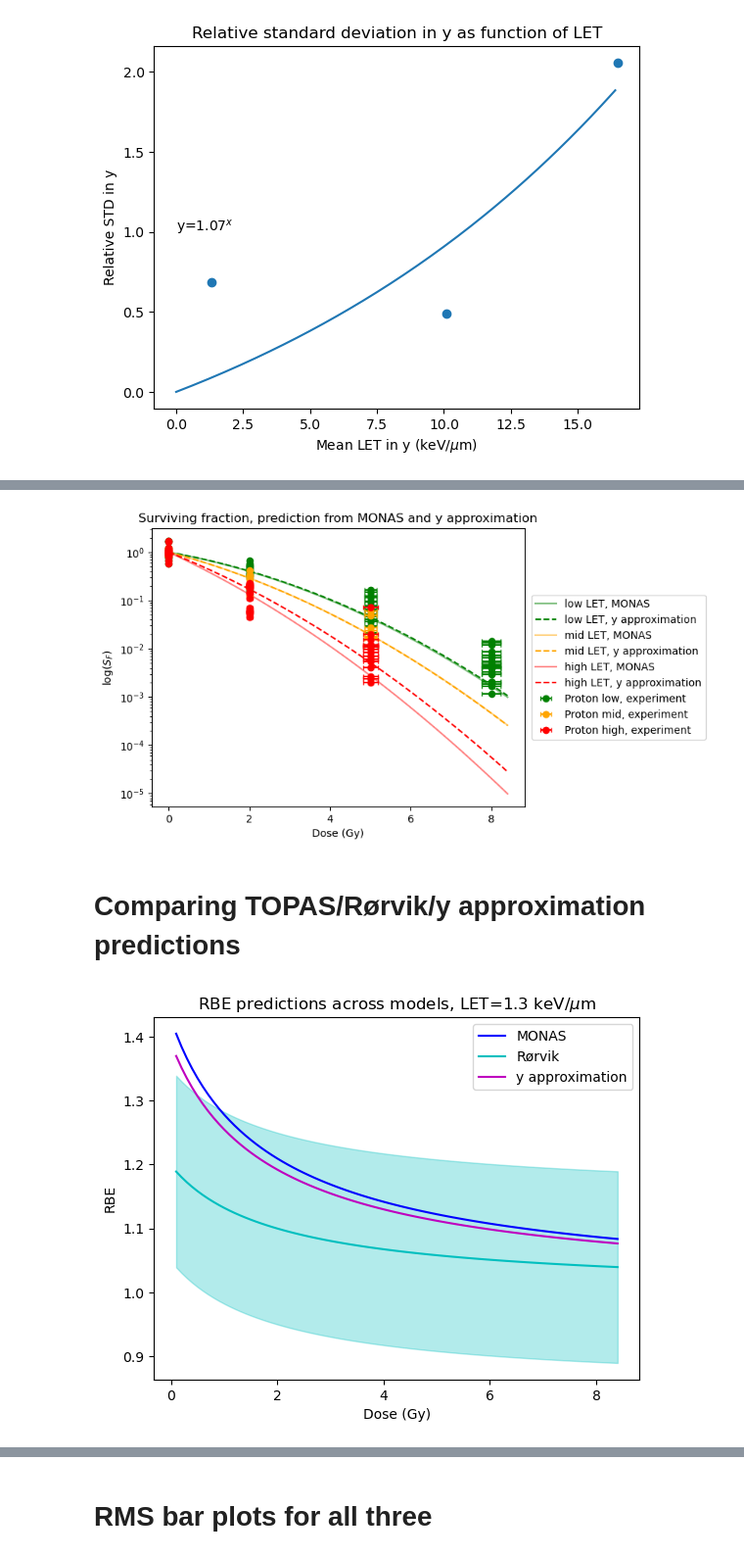
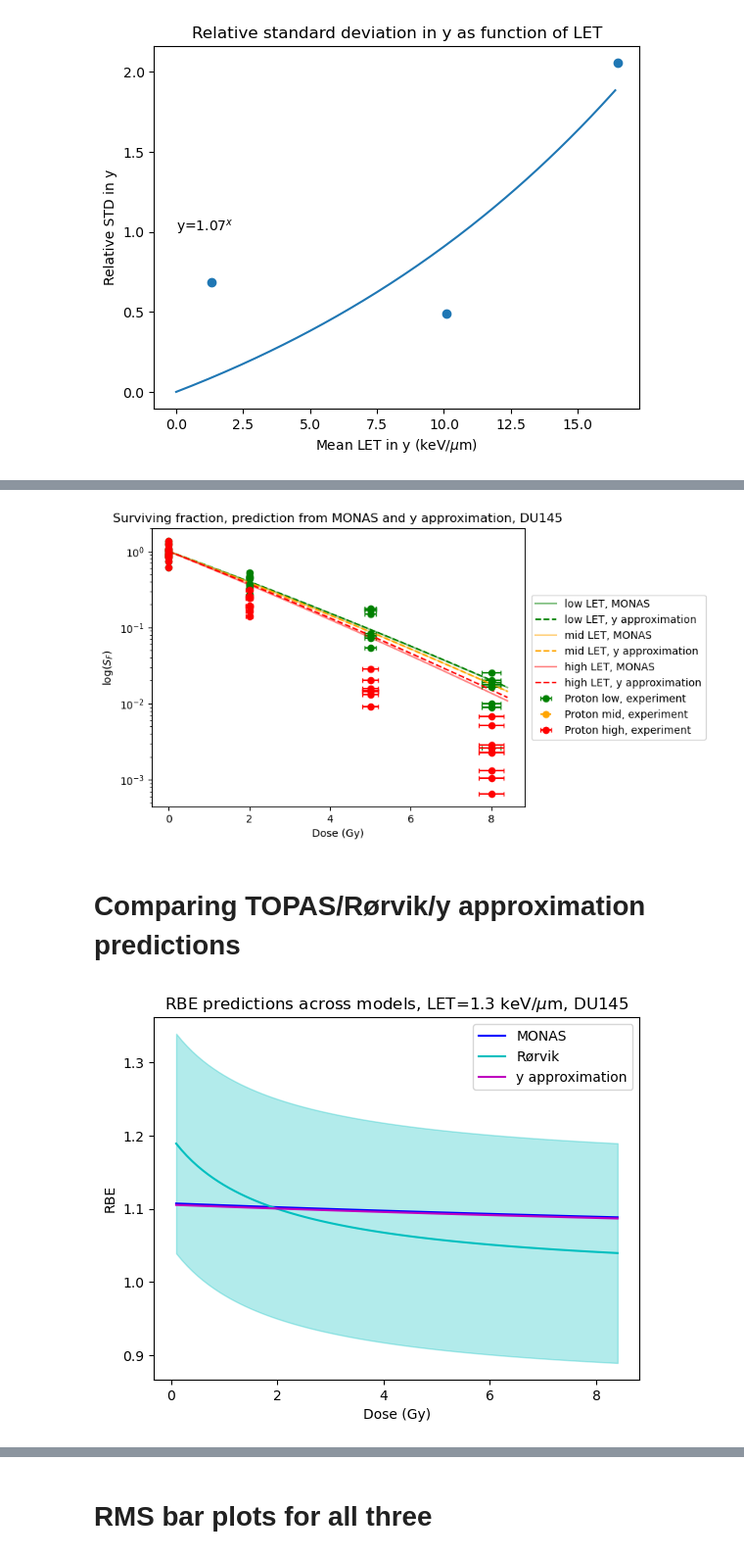
Before and after one commit to BrittHaanen15/Thesis_project, a Jupyter notebook: Python codes/MONAS data analysis.ipynb, the cells around one changed output, grey strips where cells are left out. Shown at 98% size. Saved outputs shown, nothing was run; the diff lists cells and outputs as text; code cells hidden in the pictures.

```diff
--- a/Python codes/MONAS data analysis.ipynb
+++ b/Python codes/MONAS data analysis.ipynb
@@ -10,3 +16,27 @@ from sklearn.metrics import root_mean_squared_error, r2_score
+# %%
+if BRITT_U2OS_DATA == True:
+    Cell = 'U2OS'
+    #cell survival constants taken from Rørvik fit
+    A0 = 0.317
+    B = 0.057
+    AR = 0.242
+
+if SARA_A549_DATA == True:
+    Cell = 'A549'
+
+    #cell survival constants taken from Rørvik fit
+    A0 = 0.145
+    B = 0.064
+    AR = 0.048
+
+
+if SARA_DU145_DATA == True:
+    Cell = 'DU145'
+
+    #cell survival constants taken from Rørvik fit
+    A0 = 0.446
+    B = 0.005
+    AR = 0.405
 # %% [markdown]
 # Get NIST data
 # %%
@@ -317,16 +347,12 @@ Standard Dev: 33.93
 # %% [markdown]
 # Calculating survival and RBE from y spectra
 # %%
-def spectrum_calc(spectrumfile):
+def spectrum_calc(spectrumfile, a0, b, aR):
 
     #constants
     y0 = 150
     Rd = 0.44
     rho = 1
-    #cell survival constants taken from Rørvik fit
-    a0 = 0.317
-    b = 0.057
-    aR = 0.242
 
 
     #parameters from yspecfile
@@ -361,9 +387,9 @@ def spectrum_calc(spectrumfile):
 
     return data
 # %%
-low = spectrum_calc(ylow)
+low = spectrum_calc(ylow, A0, B, AR)
 
-mid = spectrum_calc(ymid)
+mid = spectrum_calc(ymid, A0, B, AR)
 
-high = spectrum_calc(yhigh)
+high = spectrum_calc(yhigh, A0, B, AR)
 # %%
@@ -468,9 +494,9 @@ def Generate_Gaussian_y(LET, binedges, param, plot):
 
     return pd.DataFrame({'y': y, 'dy': dy})
 # %%
-lowphen = spectrum_calc(Generate_Gaussian_y(1.3, bin_edges(ylow['y']), exponential_param[0], True))
+lowphen = spectrum_calc(Generate_Gaussian_y(1.3, bin_edges(ylow['y']), exponential_param[0], True), A0, B, AR)
 
-midphen = spectrum_calc(Generate_Gaussian_y(10.1, bin_edges(ylow['y']), exponential_param[0], True))
+midphen = spectrum_calc(Generate_Gaussian_y(10.1, bin_edges(ylow['y']), exponential_param[0], True), A0, B, AR)
 
-highphen = spectrum_calc(Generate_Gaussian_y(16.5, bin_edges(ylow['y']), exponential_param[0], True))
+highphen = spectrum_calc(Generate_Gaussian_y(16.5, bin_edges(ylow['y']), exponential_param[0], True), A0, B, AR)
 # %% [output]
@@ -480,5 +506,5 @@ highphen = spectrum_calc(Generate_Gaussian_y(16.5, bin_edges(ylow['y']), exponen
 # %%
-data = pd.read_excel(r"..\Cell survival results\Total_data_curated.xlsx")
+data = pd.read_excel(f"..\Total data {Cell}.xlsx")
 
 # plt.scatter(data[data['LET']==2.02]['Dose'], data[data['LET']==2.02]['Survival'], label='X-ray, experiment')
 plt.plot(low['Dose'], low['S'], label='low LET, MONAS', color='green', alpha=0.5)
@@ -491,13 +517,13 @@ plt.plot(high['Dose'], high['S'], label='high LET, MONAS', color ='red', alpha=0
 plt.plot(highphen['Dose'], highphen['S'], label='high LET, y approximation', color ='red', linestyle='dashed')
 plt.errorbar(data[data['LET']==16.5]['Dose'], data[data['LET']==16.5]['Survival'], xerr=0.038*data[data['LET']==16.5]['Dose'], label='Proton high, experiment', c='red', fmt='o', capsize=2)
 plt.yscale('log')
-plt.title('Surviving fraction, prediction from MONAS and y approximation')
+plt.title(f'Surviving fraction, prediction from MONAS and y approximation, {Cell}')
 plt.xlabel('Dose (Gy)')
 plt.ylabel('log($S_F$)')
 plt.legend(loc="center right", bbox_to_anchor=(1.5,0.5))
 plt.savefig(r"C:\Users\bhaan\Downloads\MONAS fit all radiations300dpi.png", dpi=300, bbox_inches='tight')
 # %% [output]
-[figure, old version]
+[figure, new version]
 # %% [markdown]
 # Comparing TOPAS/Rørvik/y approximation predictions
 # %%
@@ -526,18 +552,18 @@ def Calculate_RBE(d, let, p):
 # %%
 d = np.arange(0, 8.5, 0.1)
 x = (d, d*1.3, np.square(d))
 RBE_rorvik = np.zeros(len(d))
 for i in range(len(d)):
     RBE_rorvik[i] = Calculate_RBE(d[i], 1.3, [0.242, 0.037, 0.057])
 
 plt.plot(low['Dose'], low['RBE'], label = 'MONAS', color = 'b')
 plt.plot(d, RBE_rorvik, label = 'Rørvik', color = 'c')
 plt.fill_between(d, RBE_rorvik-0.15, RBE_rorvik+0.15, alpha=0.3, color='c')
 plt.plot(lowphen['Dose'], lowphen['RBE'], label = 'y approximation', color = 'm')
-plt.title('RBE predictions across models, LET=1.3 keV/$\mu$m')
+plt.title(f'RBE predictions across models, LET=1.3 keV/$\mu$m, {Cell}')
 plt.xlabel('Dose (Gy)')
 plt.ylabel('RBE')
 plt.legend()
 plt.savefig(r"C:\Users\bhaan\Downloads\RBE vs dose low 300 dpi.png", dpi=300)
 # %% [output]
-[figure, old version]
+[figure, new version]
```
Also changed, not shown: parts of 19 cells of this notebook, 10 other files.
